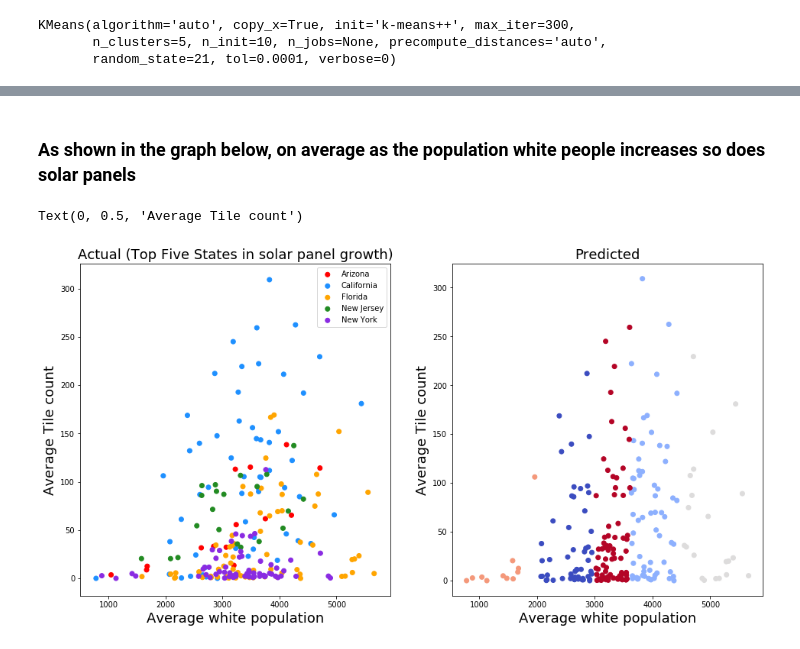
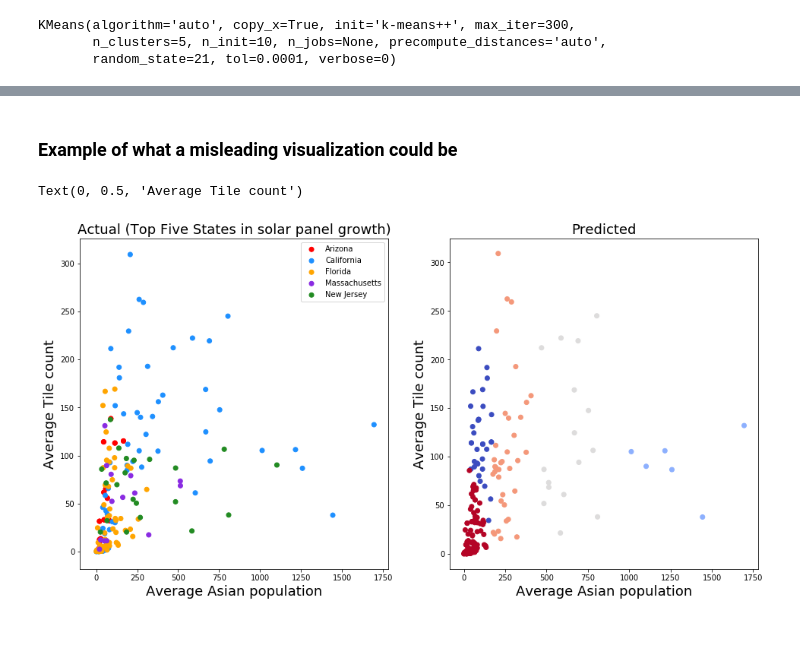
Before and after one commit to zs19930830/CMPE255, a Jupyter notebook: src/analysis.ipynb, the cells around one changed output, grey strips where cells are left out. Drawn from its saved outputs; the diff is of its cells as text; code cells hidden in the pictures.

```diff
--- a/src/analysis.ipynb
+++ b/src/analysis.ipynb
@@ -383,0 +244,4 @@ array([[1.06155125e+02, 1.96276454e+03],
+# %%
+actual_labels = np.array(top_five_states['state'])
+# %%
+kmeans.fit(X)
@@ -383,0 +275,25 @@ array([[1.06155125e+02, 1.96276454e+03],
+# %%
+fig, axes = plt.subplots(1, 2, figsize=(16,8))
+for (i, cls) in enumerate(set(actual_labels)):
+    x = [p for (j,p) in enumerate(X[:,1]) if actual_labels[j]==cls]
+    y = [p for (j,p) in enumerate(X[:,0]) if actual_labels[j]==cls]
+    color = [c for (j,c) in enumerate(top_five_states['color']) if actual_labels[j]==cls]
+    if (cls == 0):
+        label = "Arizona"
+    elif (cls == 1):
+        label = "California"
+    elif (cls == 2):
+        label = "Florida"
+    elif (cls == 3):
+        label = "Massachusetts"
+    elif (cls == 4):
+        label = "New Jersey"
+    axes[0].scatter(x, y, c=color, label=label)
+    axes[0].set_title("Actual (Top Five States in solar panel growth)", fontsize=18)
+    axes[0].set_xlabel("Average white population", fontsize=18)
+    axes[0].set_ylabel("Average Tile count", fontsize=18)
+axes[0].legend()
+axes[1].scatter(X[:,1], X[:,0], c=new_labels, cmap="coolwarm")
+axes[1].set_title("Predicted Groupings", fontsize=18)
+axes[1].set_xlabel("Average white population", fontsize=18)
+axes[1].set_ylabel("Average Tile count", fontsize=18)
@@ -383,0 +308,5 @@ array([[1.06155125e+02, 1.96276454e+03],
+# %%
+# first kmeans on Asian population
+X = top_five_states[['tile_count','race_asian']]
+X = X.to_numpy()
+X
@@ -407,32 +352,30 @@ array([3, 3, 4, 1, 1, 1, 4, 0, 1, 0, 1, 4, 1, 0, 1, 1, 4, 0, 0, 2, 1, 0,
-# %% [markdown]
-### As shown in the graph below, on average as the population white people increases so does solar panels
+# %% [markdown]
+### Example of what a misleading visualization could be
 # %%
 fig, axes = plt.subplots(1, 2, figsize=(16,8))
 for (i, cls) in enumerate(set(actual_labels)):
     x = [p for (j,p) in enumerate(X[:,1]) if actual_labels[j]==cls]
     y = [p for (j,p) in enumerate(X[:,0]) if actual_labels[j]==cls]
     color = [c for (j,c) in enumerate(top_five_states['color']) if actual_labels[j]==cls]
     if (cls == 0):
         label = "Arizona"
     elif (cls == 1):
         label = "California"
     elif (cls == 2):
         label = "Florida"
     elif (cls == 3):
+        label = "Massachusetts"
+    elif (cls == 4):
         label = "New Jersey"
-    elif (cls == 4):
-        label = "New York"
-    else:
-        label = "Louisiana"
     axes[0].scatter(x, y, c=color, label=label)
     axes[0].set_title("Actual (Top Five States in solar panel growth)", fontsize=18)
-    axes[0].set_xlabel("Average white population", fontsize=18)
+    axes[0].set_xlabel("Average Asian population", fontsize=18)
     axes[0].set_ylabel("Average Tile count", fontsize=18)
 axes[0].legend()
 axes[1].scatter(X[:,1], X[:,0], c=new_labels, cmap="coolwarm")
 axes[1].set_title("Predicted", fontsize=18)
-axes[1].set_xlabel("Average white population", fontsize=18)
+axes[1].set_xlabel("Average Asian population", fontsize=18)
 axes[1].set_ylabel("Average Tile count", fontsize=18)
 # %% [output]
 Text(0, 0.5, 'Average Tile count')
-[figure, old version]
+[figure, new version]
```
Also changed, not shown: parts of 53 cells of this notebook, 2 other files.
